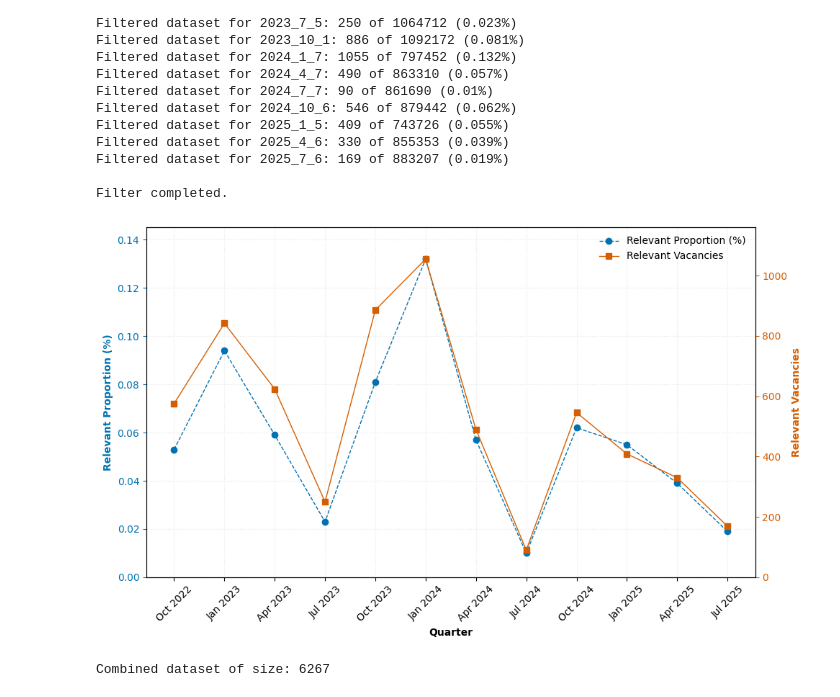
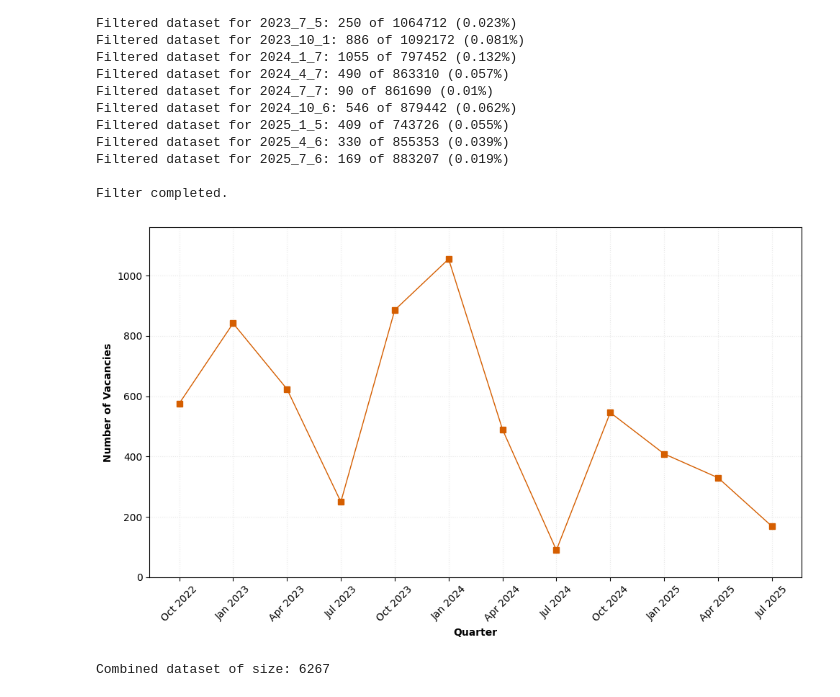
Before and after one commit to elijahalways/EVR, a Jupyter notebook: evr_fdf.ipynb, the cells around one changed output. Saved outputs shown, nothing was run; the diff lists cells and outputs as text; code cells hidden in the pictures.

```diff
--- a/evr_fdf.ipynb
+++ b/evr_fdf.ipynb
@@ -97,39 +97,10 @@ labels = [
 fig, ax1 = plt.subplots(figsize=(10, 6))
 
 # Define colours
-relevance_colour = "#0072B2"
 fdf_colour = "#D55E00"
 
-# Left axis: vacancy proportion
+# Plot
 ax1.plot(
-    labels,
-    relevance,
-    color=relevance_colour,
-    linestyle="--",
-    marker="o",
-    linewidth=1,
-    markersize=6
-)
-ax1.set_ylabel(
-    "Relevant Proportion (%)",
-    color=relevance_colour,
-    fontweight='bold'
-)
-ax1.set_ylim(
-    0,
-    max(relevance) * 1.1
-)
-
-ax1.set_xlabel("Quarter", fontweight='bold')
-
-ax1.tick_params(
-    axis="y",
-    colors=relevance_colour
-)
-
-# Right axis: number of filtered vacancies
-ax2 = ax1.twinx()
-ax2.plot(
     labels,
     fdf_length,
     color=fdf_colour,
@@ -138,50 +109,41 @@ ax2.plot(
     linewidth=1,
     markersize=6
 )
-ax2.set_ylabel(
-    "Relevant Vacancies",
-    color=fdf_colour,
+ax1.set_ylabel(
+    "Number of Vacancies",
     fontweight='bold'
 )
-ax2.set_ylim(
+ax1.set_ylim(
     0,
     max(fdf_length) * 1.1
 )
-ax2.tick_params(
+
+ax1.set_xlabel("Quarter", fontweight='bold')
+
+ax1.tick_params(
     axis="y",
-    colors=fdf_colour
-)
-
-# Combine lines from both axes into a single legend
-lines = ax1.get_lines() + ax2.get_lines()
-ax1.legend(
-    lines,
-    ["Relevant Proportion (%)",
-     "Relevant Vacancies"],
-    loc="best",
-    frameon=False
 )
 
 # Format x-axis labels
 ax1.set_xticks(range(len(labels)))
 ax1.set_xticklabels(labels, rotation=45)
 
 # Gridlines
 ax1.grid(
     True,
     alpha=0.3,
     linestyle=":"
 )
 
 fig.tight_layout()
 
 plt.savefig(
     "fdf_line.svg",
     format="svg",
     bbox_inches="tight"
 )
 # %% [output]
-[figure, old version]
+[figure, new version]
 # %%
 # Combine dataset
 
```
